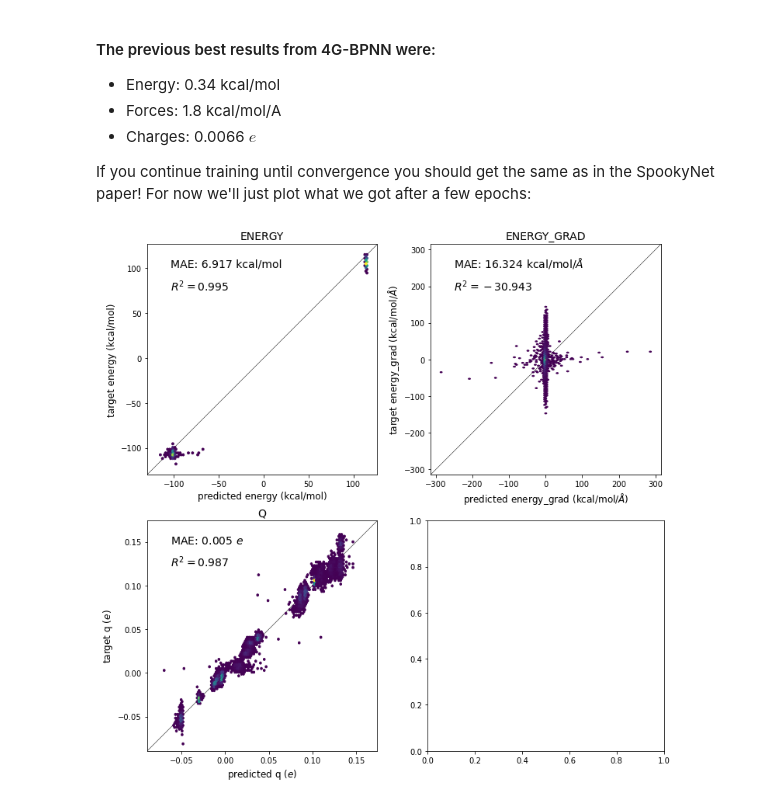
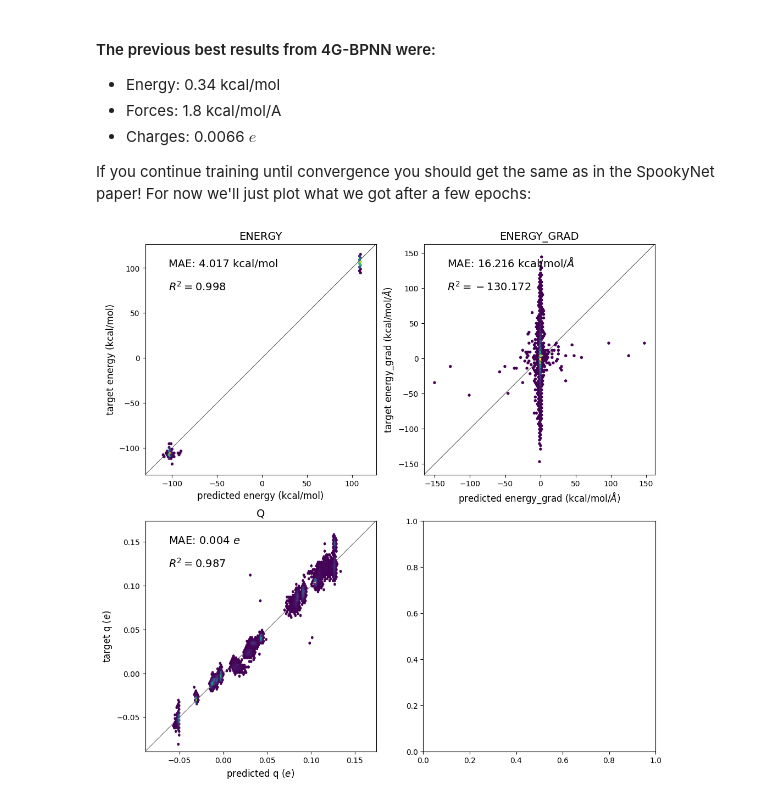
Before and after one commit to learningmatter-mit/NeuralForceField, a Jupyter notebook: tutorials/11_spooky_net.ipynb, the cells around one changed output. Drawn from its saved outputs; the diff is of its cells as text; code cells hidden in the pictures.

```diff
--- a/tutorials/11_spooky_net.ipynb
+++ b/tutorials/11_spooky_net.ipynb
@@ -219,7 +220,9 @@ If you continue training until convergence you should get the same as in the Spo
 # %%
 from sklearn.metrics import r2_score
 
-best_model = load_model(OUTDIR, modelparams, "RealSpookyNet")
+best_model_dict = load_model(OUTDIR, modelparams, "RealSpookyNet")
+best_model = copy.deepcopy(model)
+best_model.load_state_dict(best_model_dict["state_dict"])
 results, targets, val_loss = evaluate(best_model, val_loader, loss_fn, device=DEVICE)
 
 units = {"energy": "kcal/mol", "energy_grad": r"kcal/mol/$\AA$", "q": "$e$"}
@@ -237,31 +240,31 @@ for i, ax_fig in enumerate(ax_figs):
             pred_fn = torch.stack
         if all([len(i.shape) == 0 for i in targets[key]]):
             targ_fn = torch.stack
 
         pred = pred_fn(results[key], dim=0).view(-1).detach().cpu().numpy()
         targ = targ_fn(targets[key], dim=0).view(-1).detach().cpu().numpy()
 
         mae = abs(pred - targ).mean()
 
         ax.hexbin(pred, targ, mincnt=1)
 
         lim_min = min(np.min(pred), np.min(targ)) * 1.1
         lim_max = max(np.max(pred), np.max(targ)) * 1.1
 
         ax.set_xlim(lim_min, lim_max)
         ax.set_ylim(lim_min, lim_max)
         ax.set_aspect("equal")
 
         ax.plot((lim_min, lim_max), (lim_min, lim_max), color="#000000", zorder=-1, linewidth=0.5)
 
         r2 = r2_score(pred, targ)
 
         ax.set_title(key.upper(), fontsize=14)
         ax.set_xlabel("predicted %s (%s)" % (key, units[key]), fontsize=12)
         ax.set_ylabel("target %s (%s)" % (key, units[key]), fontsize=12)
         ax.text(0.1, 0.9, "MAE: %.3f %s" % (mae, units[key]), transform=ax.transAxes, fontsize=14)
         ax.text(0.1, 0.8, "$R^2=%.3f$" % r2, transform=ax.transAxes, fontsize=14)
 
 plt.show()
 # %% [output]
-[figure, old version]
+[figure, new version]
```
Also changed, not shown: parts of 1 cell of this notebook, 7 other files.
